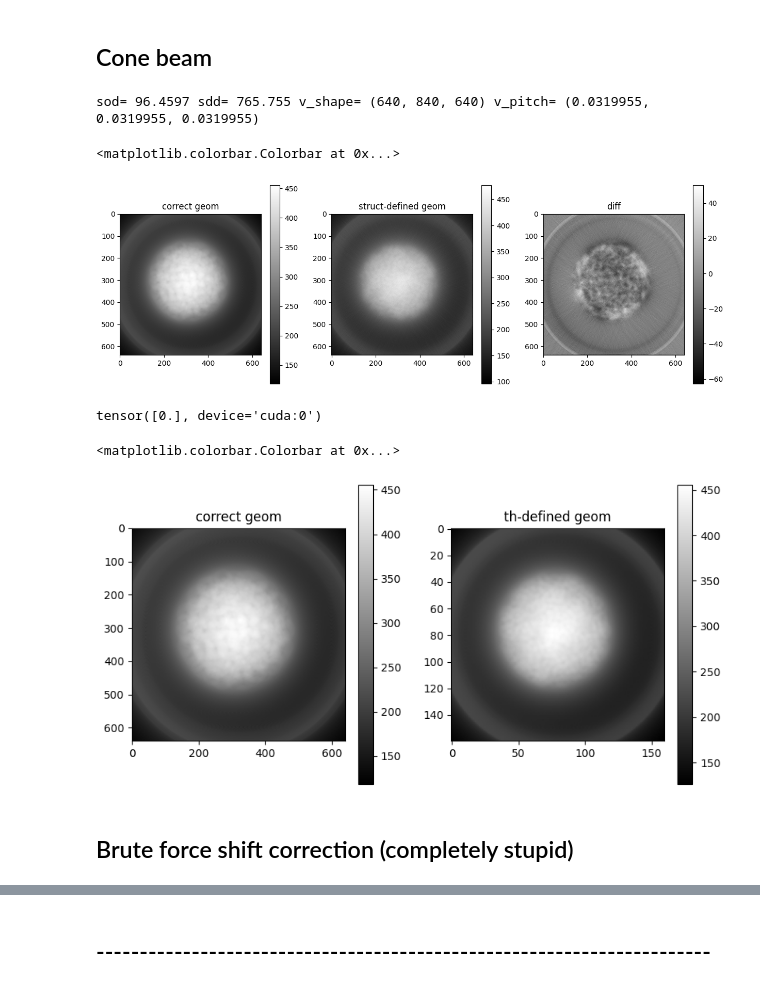
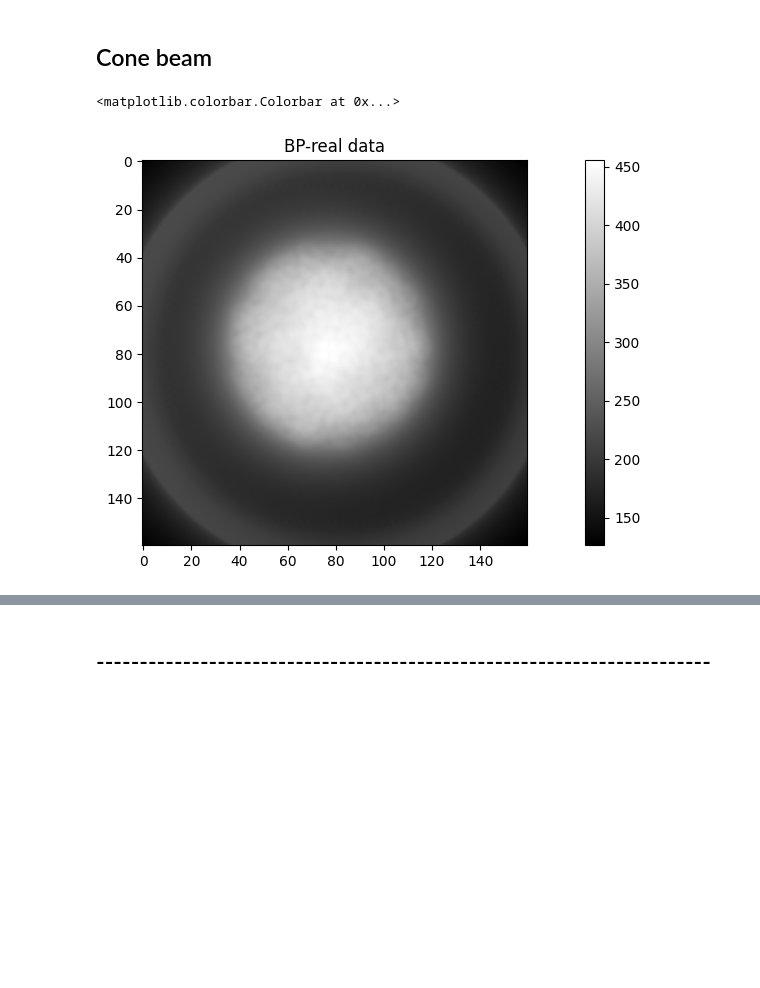
Before and after one commit to SepandKashani/xrt_toolkit, a Jupyter notebook: src/calibration.ipynb, the cells around one changed output, grey strips where cells are left out. Cells and saved outputs as stored; diff of their text form; code cells hidden in the pictures; blank space fills up the shorter version.

```diff
--- a/src/calibration.ipynb
+++ b/src/calibration.ipynb
@@ -383,15 +363,10 @@ froot = Path("/scratch/haouchat/pixe/M2EA99-000").expanduser()
 fpath = froot / dataset
 # %%
 sod, sdd, v_shape, v_pitch, P = get_info(fpath)
-print('sod=', sod, 'sdd=', sdd, 'v_shape=', v_shape, 'v_pitch=', v_pitch)
-
 v_shape = (v_shape[0], v_shape[2])
 P = P[:, P.shape[1]//2, :]
 P  = -np.log(P/P.max())
 y_dr = Float(P.reshape(-1))
 N_view, N_w = P.shape
 size = 640
-
 shift_cor = +0.293
-# %% [output]
-sod= 96.4597 sdd= 765.755 v_shape= (640, 840, 640) v_pitch= (0.0319955, 0.0319955, 0.0319955)
@@ -406,34 +373,3 @@ backproj_old = xtk.xrt_adjoint(ray_spec, knot_spec, 0, y_dr)
-# %%
-shift_cor = +0.293
-scaling = 1.5
-
-ray_spec = cone_beam(
-    sod=sod/0.0319955,
-    sdd=sdd/0.0319955,
-    angles= dr.linspace(Float, 0, 2*dr.pi, N_view),
-    detector_spec=DetectorSpec(rx_pitch[0]*scaling/0.0319955, N_w),
-    delta = (0.0, shift_cor/0.0319955) # apply shift correction
-)
-knot_spec = xtk.UniformSpec(start=(-(size * v_pitch[0]**2)/2, -(size * v_pitch[0]**2)/2), step=(v_pitch[0]**2, v_pitch[0]**2), num=(size, size))
-
-backproj_new = xtk.xrt_adjoint(ray_spec, knot_spec, 0, y_dr)/1000
-
-plt.figure(figsize=(15,5))
-plt.subplot(1,3,1)
-plt.imshow(th.asarray(backproj_old).cpu().reshape(size, size), cmap='gray')
-plt.title('correct geom')
-plt.colorbar()
-plt.subplot(1,3,2)
-plt.imshow(th.asarray(backproj_new).cpu().reshape(size, size), cmap='gray')
-plt.title('struct-defined geom')
-plt.colorbar()
-plt.subplot(1,3,3)
-plt.imshow(th.asarray(backproj_new-backproj_old).cpu().reshape(size, size), cmap='gray')
-plt.title('diff')
-plt.colorbar()
-# %% [output]
-<matplotlib.colorbar.Colorbar at 0x...>
-[figure, removed]
 # %%
 @th.enable_grad()
 @dr.wrap(source='drjit', target='torch')
@@ -521,22 +457,13 @@ def setOperator_th(
 # %%
 t_spec_th, n_spec_th = setOperator_th(sod, sdd, N_view, 1, N_w, v_pitch, rx_pitch, dws, shift_cor=th.tensor([0.],dtype=th.float32, device=device), dtype=th.float32, device=device)
 ray_spec_th = (Array2f(t_spec_th), Array2f(n_spec_th))
 knot_spec = xtk.UniformSpec(start=(-(size * 1.**2)/2, -(size * 1.**2)/2), step=(4., 4.), num=(size//4, size//4))
 backproj_th = xtk.xrt_adjoint(ray_spec_th, knot_spec, 0, y_dr)
 
-
 plt.figure(figsize=(15,5))
-plt.subplot(1,3,1)
-plt.imshow(th.asarray(backproj_old).cpu().reshape(size, size), cmap='gray')
-plt.title('correct geom')
+plt.imshow(th.asarray(backproj_th).cpu().reshape(size//4, size//4), cmap='gray')
+plt.title('BP-real data')
 plt.colorbar()
-plt.subplot(1,3,2)
-plt.imshow(th.asarray(backproj_th).cpu().reshape(size//4, size//4), cmap='gray')
-plt.title('th-defined geom')
-plt.colorbar()
 # %% [output]
-tensor([0.], device='cuda:0')
+<matplotlib.colorbar.Colorbar at 0x...>
-<matplotlib.colorbar.Colorbar at 0x...>
-[figure, old version]
+[figure, new version]
-# %% [markdown]
-## Brute force shift correction (completely stupid)
```
Also changed, not shown: parts of 32 cells of this notebook.
